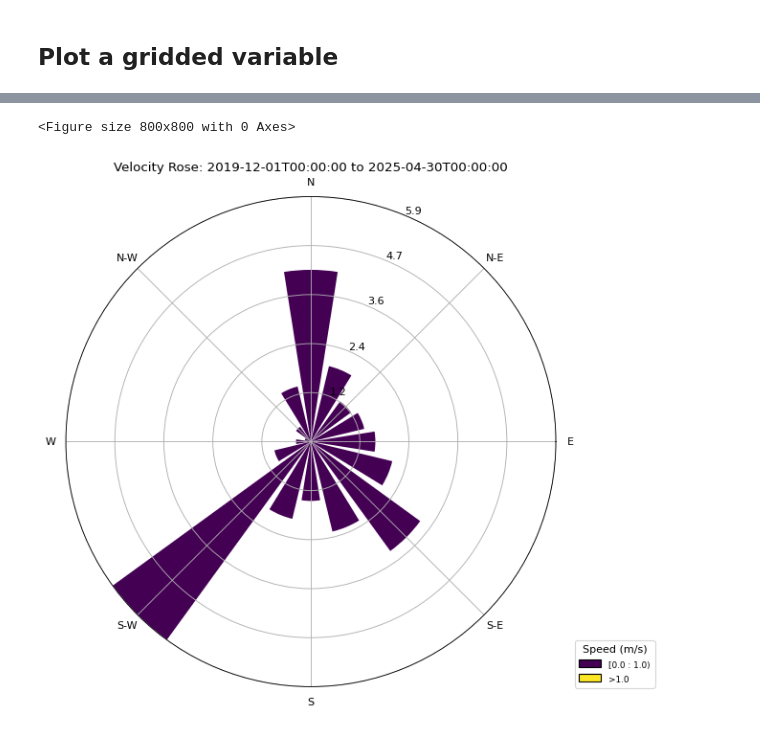
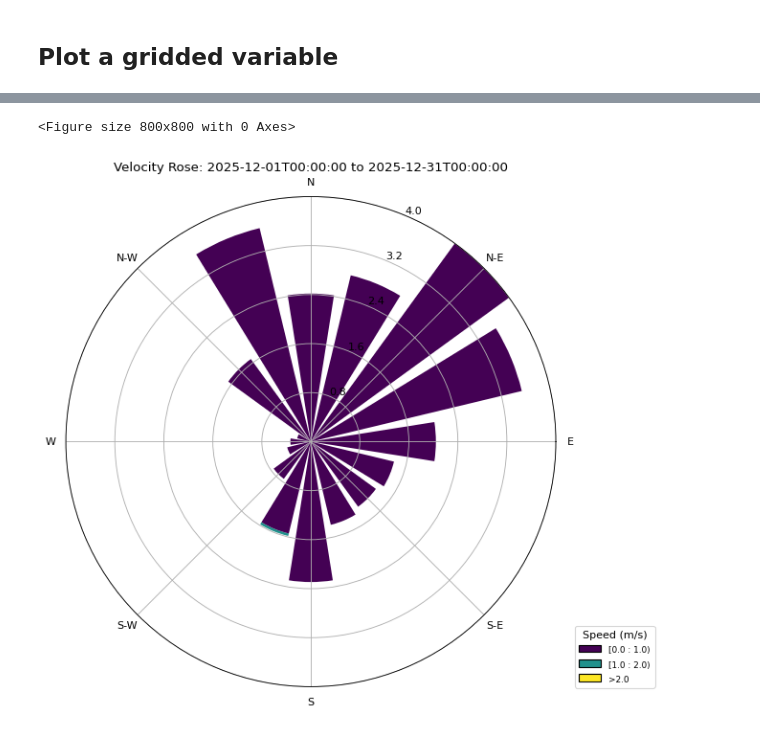
Before and after one commit to aodn/aodn_cloud_optimised, a Jupyter notebook: notebooks/radar_CoralCoast_velocity_hourly_averaged_realtime_nonqc.ipynb, the cells around one changed output, grey strips where cells are left out. Drawn from its saved outputs; the diff is of its cells as text; code cells hidden in the pictures.

```diff
--- a/notebooks/radar_CoralCoast_velocity_hourly_averaged_realtime_nonqc.ipynb
+++ b/notebooks/radar_CoralCoast_velocity_hourly_averaged_realtime_nonqc.ipynb
@@ -78,7 +80,7 @@ aodn_dataset.plot_radar_water_velocity_gridded(date_start='2019-05-01T00:00:00')
 # %%
 %%time
-aodn_dataset.plot_radar_water_velocity_rose(date_start='2019-12-01T00:00:00',
-                                            date_end='2025-04-30T00:00:00')
+aodn_dataset.plot_radar_water_velocity_rose(date_start='2025-12-01T00:00:00',
+                                            date_end='2025-12-31T00:00:00')
 # %% [output]
 <Figure size 800x800 with 0 Axes>
-[figure, old version]
+[figure, new version]
```
Also changed, not shown: parts of 8 cells of this notebook.
